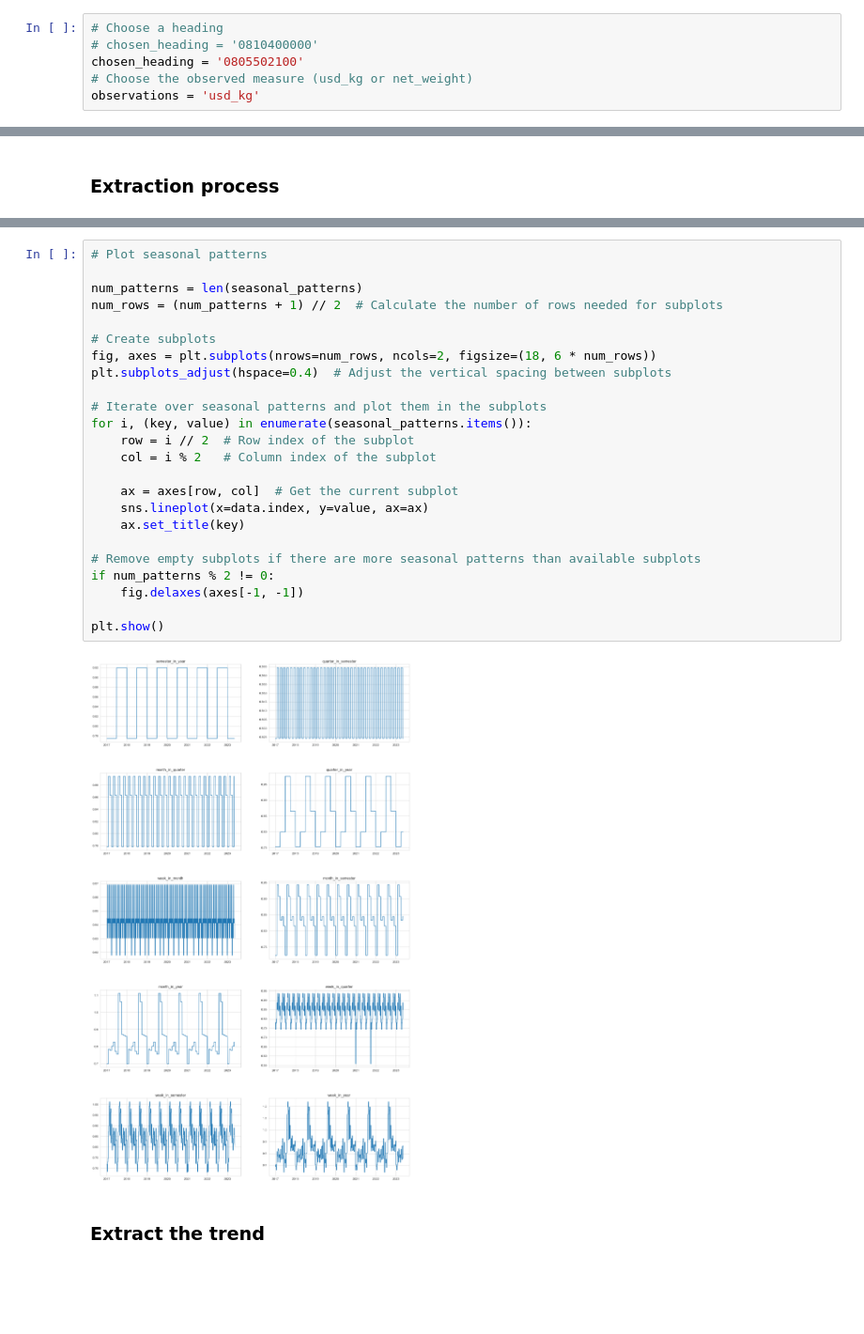
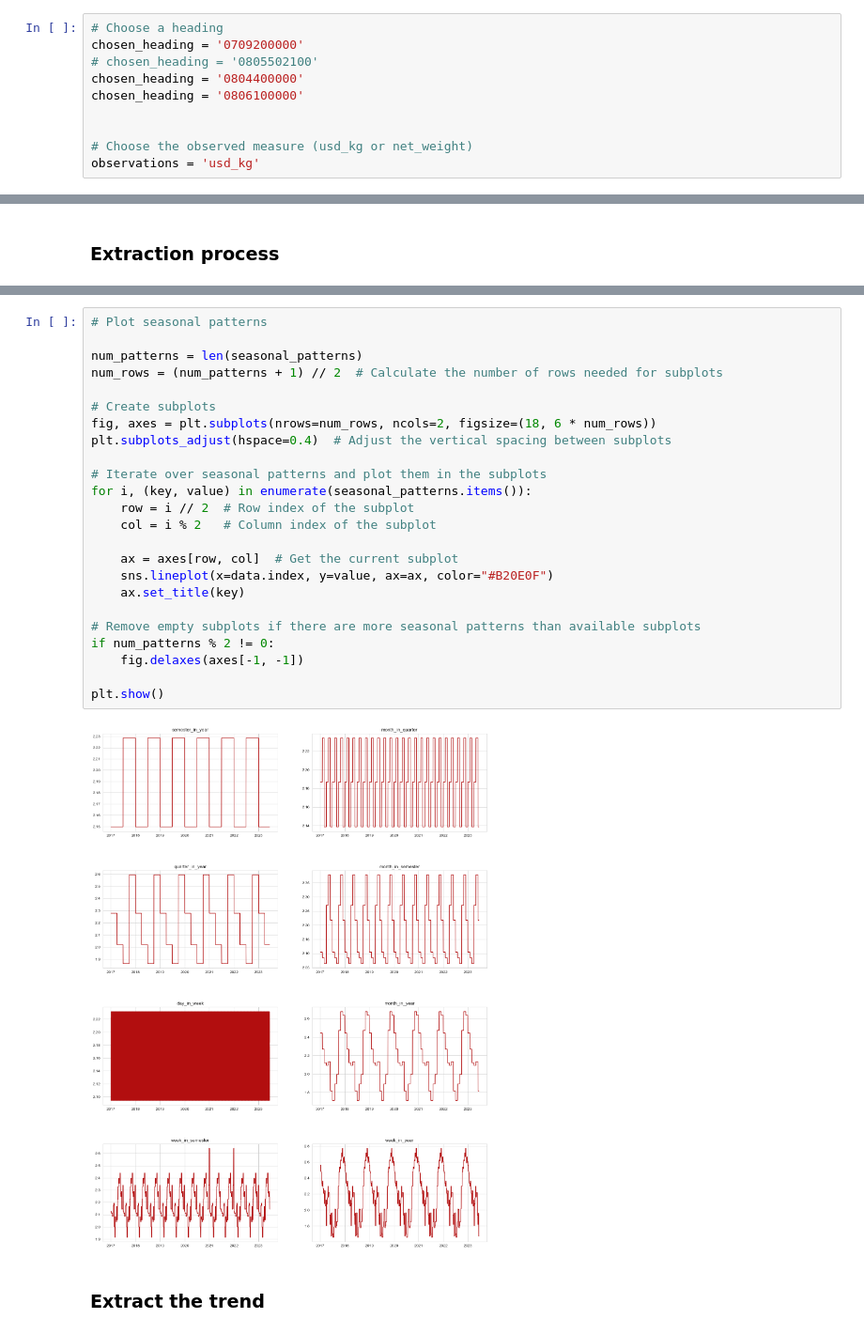
Before and after one commit to sergiopostigo/supertrade, a Jupyter notebook: data_exploitation/exports_analytics/data_preprocessing/time_series_decomposition_3.ipynb, the cells around one changed output, grey strips where cells are left out. Shown at 94% size. Drawn from its saved outputs; the diff is of its cells as text; blank space fills up the shorter version.

```diff
--- a/data_exploitation/exports_analytics/data_preprocessing/time_series_decomposition_3.ipynb
+++ b/data_exploitation/exports_analytics/data_preprocessing/time_series_decomposition_3.ipynb
@@ -47,8 +47,12 @@ Connected to Formatted Zone successfully!
 ### Build a time-series
 # %%
 # Choose a heading
-# chosen_heading = '0810400000'
-chosen_heading = '0805502100'
+chosen_heading = '0709200000'
+# chosen_heading = '0805502100'
+chosen_heading = '0804400000'
+chosen_heading = '0806100000'
+
+
 # Choose the observed measure (usd_kg or net_weight)
 observations = 'usd_kg'
 # %%
@@ -159,29 +165,29 @@ Analyzing week_in_month...
 # %%
 # Plot seasonal patterns
 
 num_patterns = len(seasonal_patterns)
 num_rows = (num_patterns + 1) // 2  # Calculate the number of rows needed for subplots
 
 # Create subplots
 fig, axes = plt.subplots(nrows=num_rows, ncols=2, figsize=(18, 6 * num_rows))
 plt.subplots_adjust(hspace=0.4)  # Adjust the vertical spacing between subplots
 
 # Iterate over seasonal patterns and plot them in the subplots
 for i, (key, value) in enumerate(seasonal_patterns.items()):
     row = i // 2  # Row index of the subplot
     col = i % 2   # Column index of the subplot
 
     ax = axes[row, col]  # Get the current subplot
-    sns.lineplot(x=data.index, y=value, ax=ax)
+    sns.lineplot(x=data.index, y=value, ax=ax, color="#B20E0F")
     ax.set_title(key)
 
 # Remove empty subplots if there are more seasonal patterns than available subplots
 if num_patterns % 2 != 0:
     fig.delaxes(axes[-1, -1])
 
 plt.show()
 # %% [output]
-[figure, old version]
+[figure, new version]
 # %% [markdown]
 ### Extract the trend
 # %%
```
Also changed, not shown: parts of 13 cells of this notebook, 6 other files.
